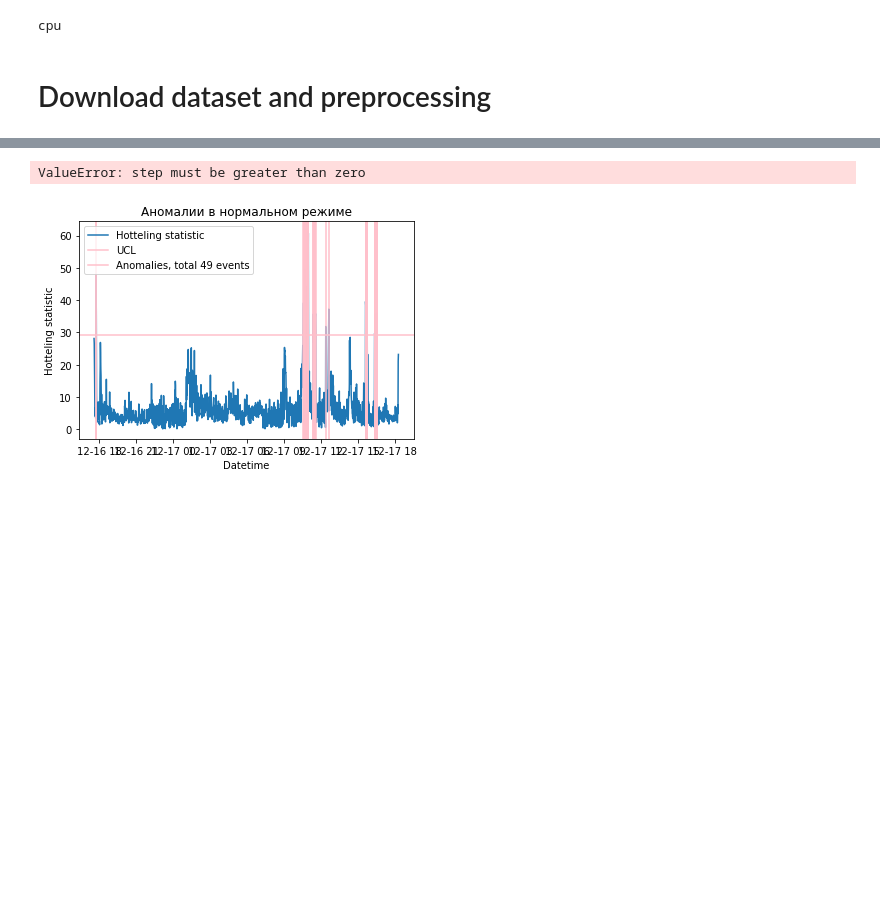
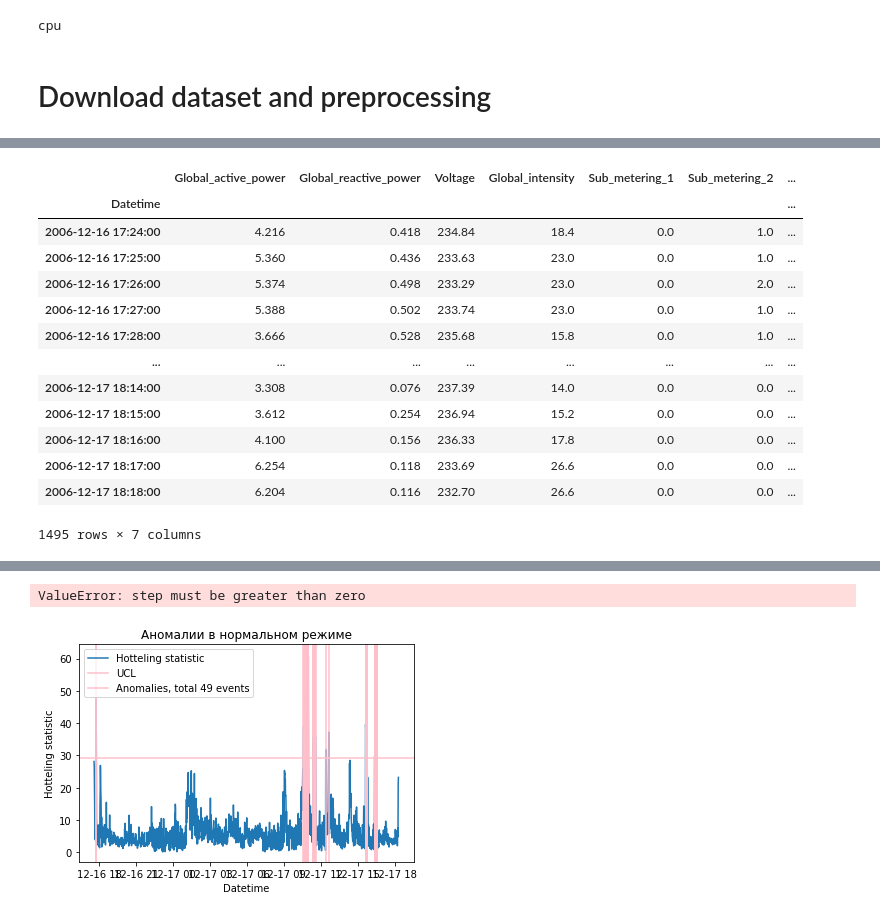
Before and after one commit to waico/tsad, a Jupyter notebook: examples/Example.ipynb, the cells around one changed output, grey strips where cells are left out. Drawn from its saved outputs; the diff is of its cells as text; code cells hidden in the pictures; blank space fills up the shorter version.

```diff
--- a/examples/Example.ipynb
+++ b/examples/Example.ipynb
@@ -85,3 +85,20 @@ Wall time: 2 ms
+# %%
+df
+# %% [output]
+|  | Global_active_power | Global_reactive_power | Voltage | Global_intensity | Sub_metering_1 | Sub_metering_2 | ... |
+| Datetime |  |  |  |  |  |  | ... |
+| 2006-12-16 17:24:00 | 4.216 | 0.418 | 234.84 | 18.4 | 0.0 | 1.0 | ... |
+| 2006-12-16 17:25:00 | 5.360 | 0.436 | 233.63 | 23.0 | 0.0 | 1.0 | ... |
+| 2006-12-16 17:26:00 | 5.374 | 0.498 | 233.29 | 23.0 | 0.0 | 2.0 | ... |
+| 2006-12-16 17:27:00 | 5.388 | 0.502 | 233.74 | 23.0 | 0.0 | 1.0 | ... |
+| 2006-12-16 17:28:00 | 3.666 | 0.528 | 235.68 | 15.8 | 0.0 | 1.0 | ... |
+| ... | ... | ... | ... | ... | ... | ... | ... |
+| 2006-12-17 18:14:00 | 3.308 | 0.076 | 237.39 | 14.0 | 0.0 | 0.0 | ... |
+| 2006-12-17 18:15:00 | 3.612 | 0.254 | 236.94 | 15.2 | 0.0 | 0.0 | ... |
+| 2006-12-17 18:16:00 | 4.100 | 0.156 | 236.33 | 17.8 | 0.0 | 0.0 | ... |
+| 2006-12-17 18:17:00 | 6.254 | 0.118 | 233.69 | 26.6 | 0.0 | 0.0 | ... |
+| 2006-12-17 18:18:00 | 6.204 | 0.116 | 232.70 | 26.6 | 0.0 | 0.0 | ... |
+1495 rows × 7 columns
 # %%
 # import sys
 # sys.path.insert(1, './DL_anomaly_detection')
```
Also changed, not shown: parts of 6 cells of this notebook, 16 other files.
